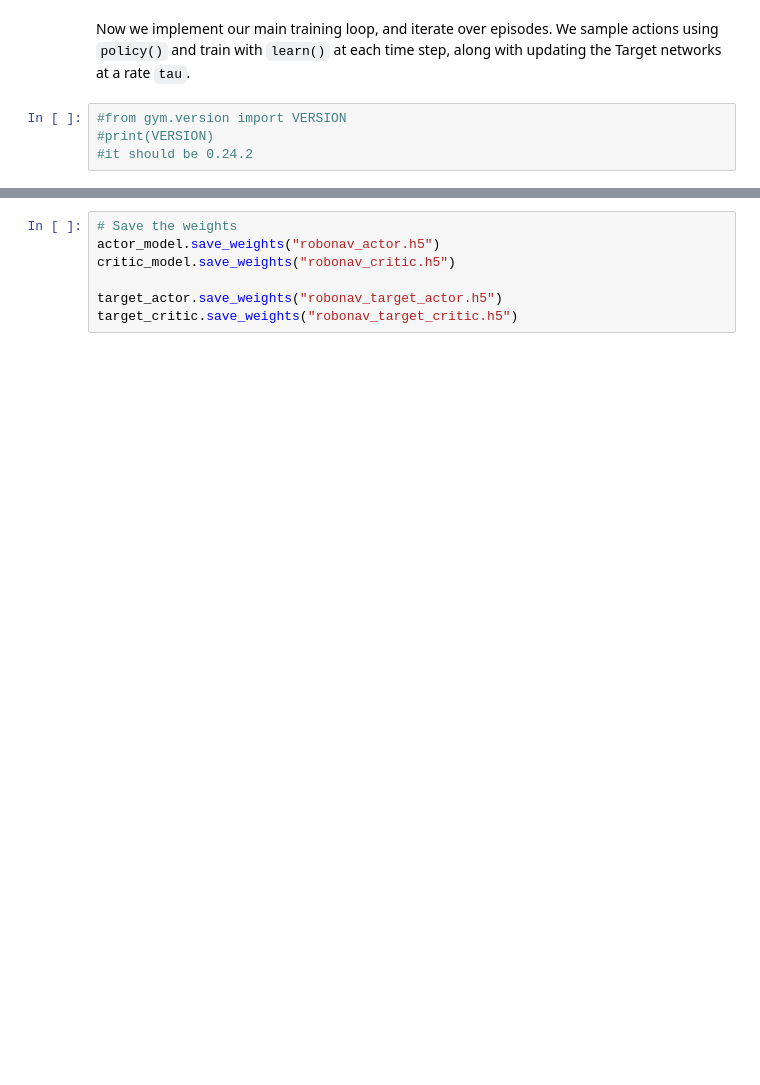
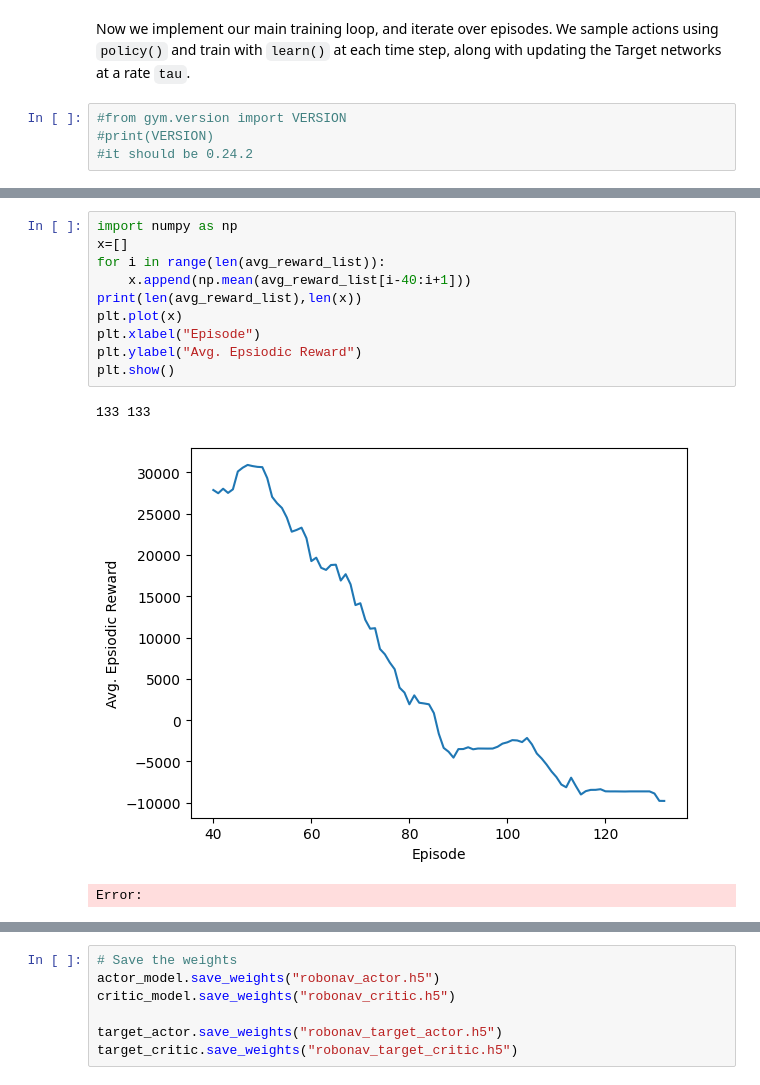
Before and after one commit to Reinforcement-Learning-F22/RobotNavigation, a Jupyter notebook: RoboNav_DDPG.ipynb, the cells around one changed output, grey strips where cells are left out. Drawn from its saved outputs; the diff is of its cells as text; blank space fills up the shorter version.

```diff
--- a/RoboNav_DDPG.ipynb
+++ b/RoboNav_DDPG.ipynb
@@ -448,0 +452,14 @@ plt.show()
+# %%
+import numpy as np
+x=[]
+for i in range(len(avg_reward_list)):
+    x.append(np.mean(avg_reward_list[i-40:i+1]))
+print(len(avg_reward_list),len(x))
+plt.plot(x)
+plt.xlabel("Episode")
+plt.ylabel("Avg. Epsiodic Reward")
+plt.show()
+# %% [output]
+133 133
+[figure, added]
+Error:
```
Also changed, not shown: parts of 7 cells of this notebook, 3 other files.
